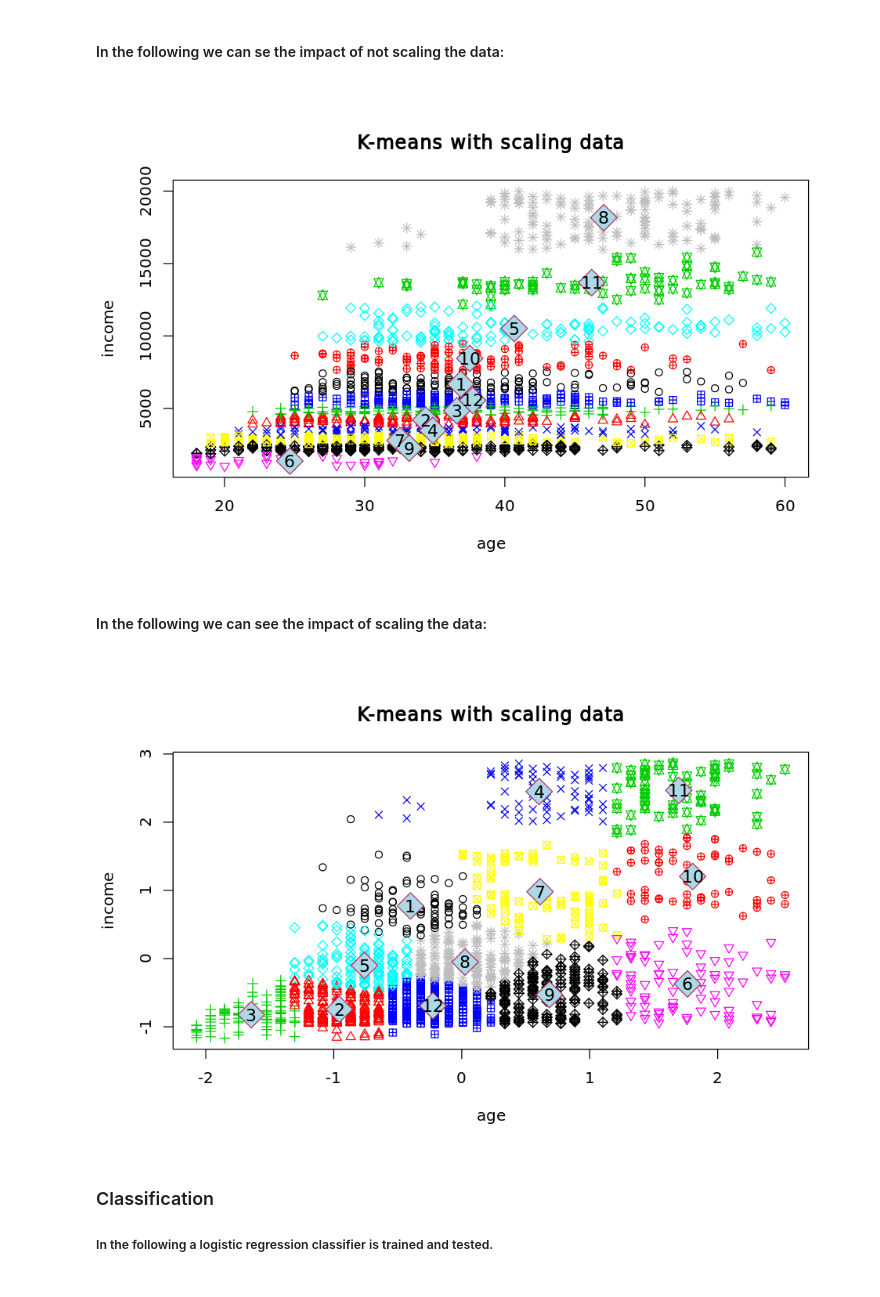
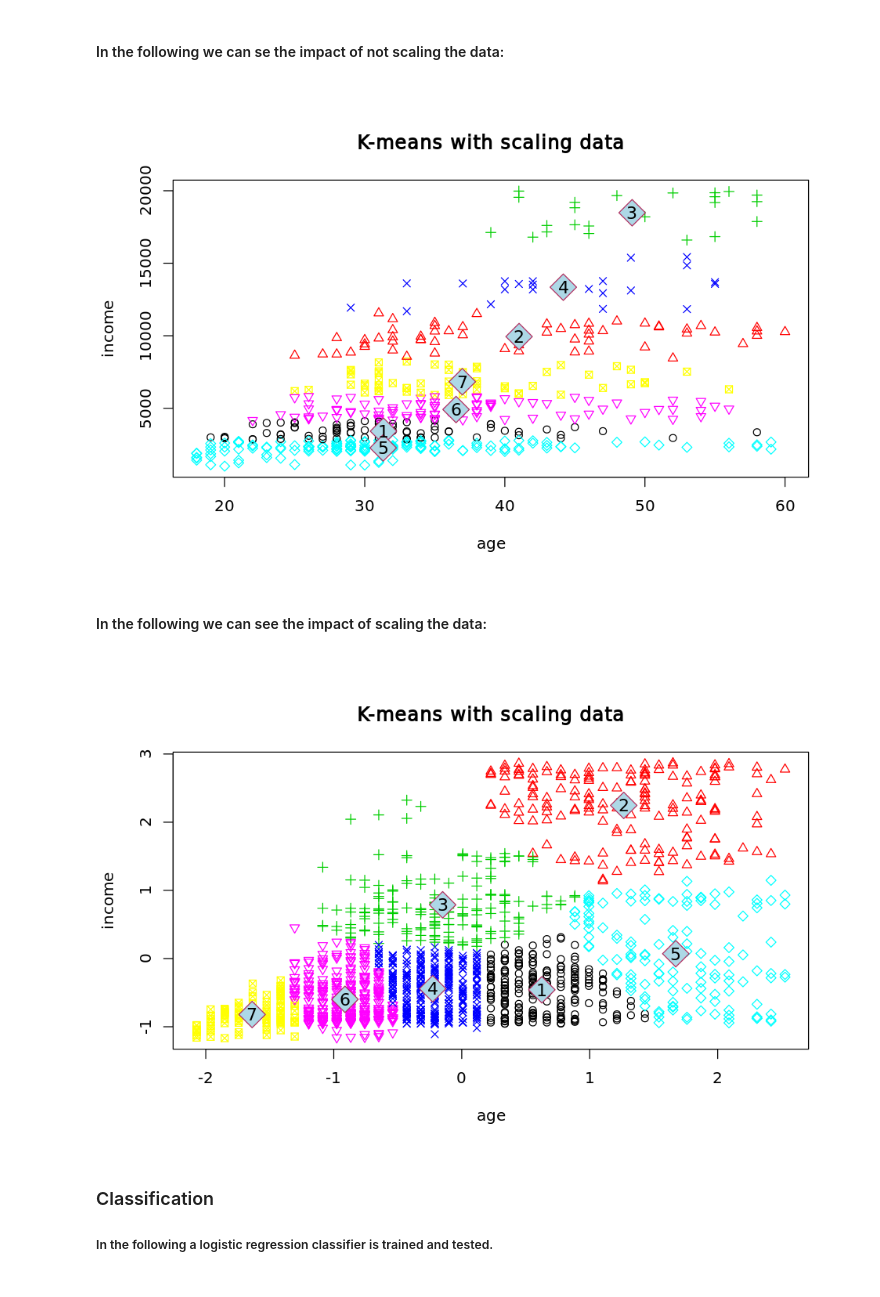
Before and after one commit to Hammi007/R_bigdata, a Jupyter notebook: Main.ipynb, the cells around one changed output. Cells and saved outputs as stored; diff of their text form; code cells hidden in the pictures.

Commit message:
Fixed compile error for clustering & fixed AUC curve

```diff
--- a/Main.ipynb
+++ b/Main.ipynb
@@ -208,21 +198,21 @@ plot(1:k_max, wss, type="b", xlab="Number of Clusters",
 <h4>In the following we can se the impact of not scaling the data:<h4>
 # %%
 data_unscaled <- select(df, Age, MonthlyIncome)
-Kmeans <- kmeans(data2, 12)
+Kmeans <- kmeans(data_unscaled, 7)
 
-plot(data2$Age, data2$MonthlyIncome, col = Kmeans$cluster, #asp = 1, #xlim=c(1:90), ylim=c(200:178677),
+plot(data_unscaled$Age, data_unscaled$MonthlyIncome, col = Kmeans$cluster, #asp = 1, #xlim=c(1:90), ylim=c(200:178677),
      pch = Kmeans$cluster, main = "K-means with scaling data",
      xlab = "age", ylab = "income")
 points(Kmeans$centers[ ,1], Kmeans$centers[ ,2], pch = 23,
        col = 'maroon', bg = 'lightblue', cex = 3)
 text(Kmeans$centers[ ,1], Kmeans$centers[ ,2], cex = 1.1,
      col = 'black', attributes(Kmeans$centers)$dimnames[[1]])
 # %% [output]
-[figure, old version]
+[figure, new version]
 # %% [markdown]
 <h4>In the following we can see the impact of scaling the data:<h4>
 # %%
-KmeansScaling <- kmeans(scaledData, 12)
+KmeansScaling <- kmeans(scaledData, 7)
 
 plot(scaledData$scaledAge, scaledData$scaledIncome, col = KmeansScaling$cluster, #asp = 1, #xlim=c(1:90), ylim=c(200:178677),
      pch = KmeansScaling$cluster, main = "K-means with scaling data",
@@ -232,7 +222,7 @@ points(KmeansScaling$centers[ ,1], KmeansScaling$centers[ ,2], pch = 23,
 text(KmeansScaling$centers[ ,1], KmeansScaling$centers[ ,2], cex = 1.1,
      col = 'black', attributes(KmeansScaling$centers)$dimnames[[1]])
 # %% [output]
-[figure, old version]
+[figure, new version]
 # %% [markdown]
 <h3>Classification<h3>
 <h5>In the following a logistic regression classifier is trained and tested.<h5>
```
Also changed, not shown: parts of 8 cells of this notebook.
